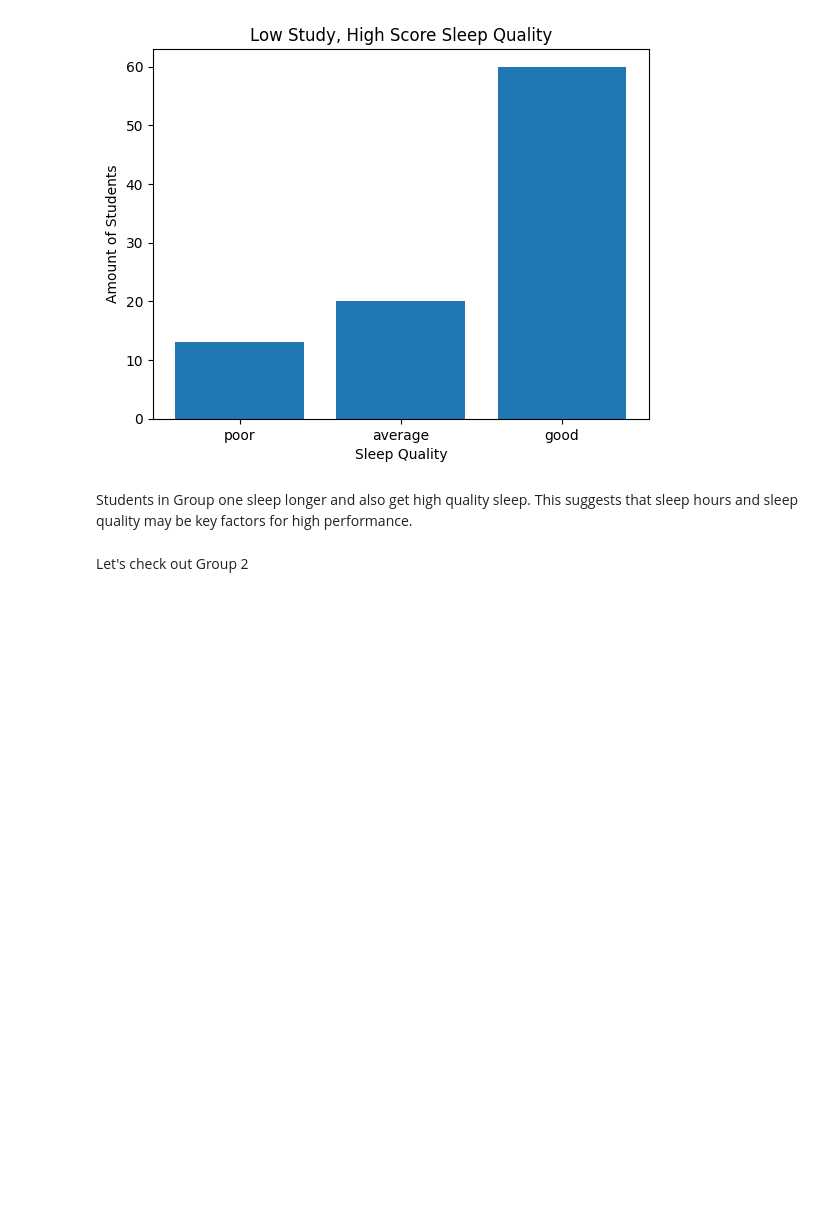
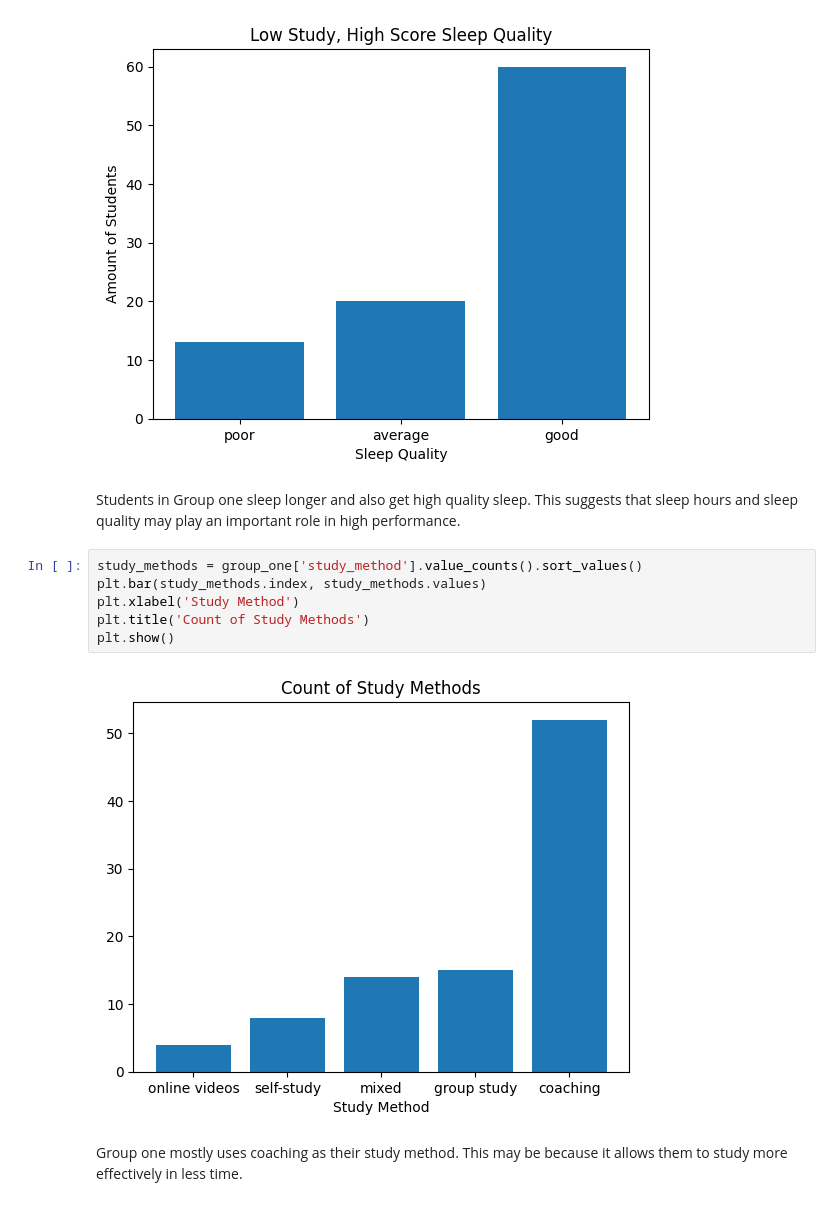
Before and after one commit to Bolajiiii/Data-Science-From-Scratch-Journey, a Jupyter notebook: chapter_5/03_questioning_the_data.ipynb, the cells around one changed output. Cells and saved outputs as stored; diff of their text form; blank space fills up the shorter version.

```diff
--- a/chapter_5/03_questioning_the_data.ipynb
+++ b/chapter_5/03_questioning_the_data.ipynb
@@ -131,6 +131,14 @@ plt.show()
 # %% [output]
 [figure]
 # %% [markdown]
-Students in Group one sleep longer and also get high quality sleep. This suggests that sleep hours and sleep quality may be key factors for high performance.
+Students in Group one sleep longer and also get high quality sleep. This suggests that sleep hours and sleep quality may play an important role in high performance.
-# %% [markdown]
-Let's check out Group 2
+# %%
+study_methods = group_one['study_method'].value_counts().sort_values()
+plt.bar(study_methods.index, study_methods.values)
+plt.xlabel('Study Method')
+plt.title('Count of Study Methods')
+plt.show()
+# %% [output]
+[figure, added]
+# %% [markdown]
+Group one mostly uses coaching as their study method. This may be because it allows them to study more effectively in less time.
```
Also changed, not shown: parts of 3 cells of this notebook.
